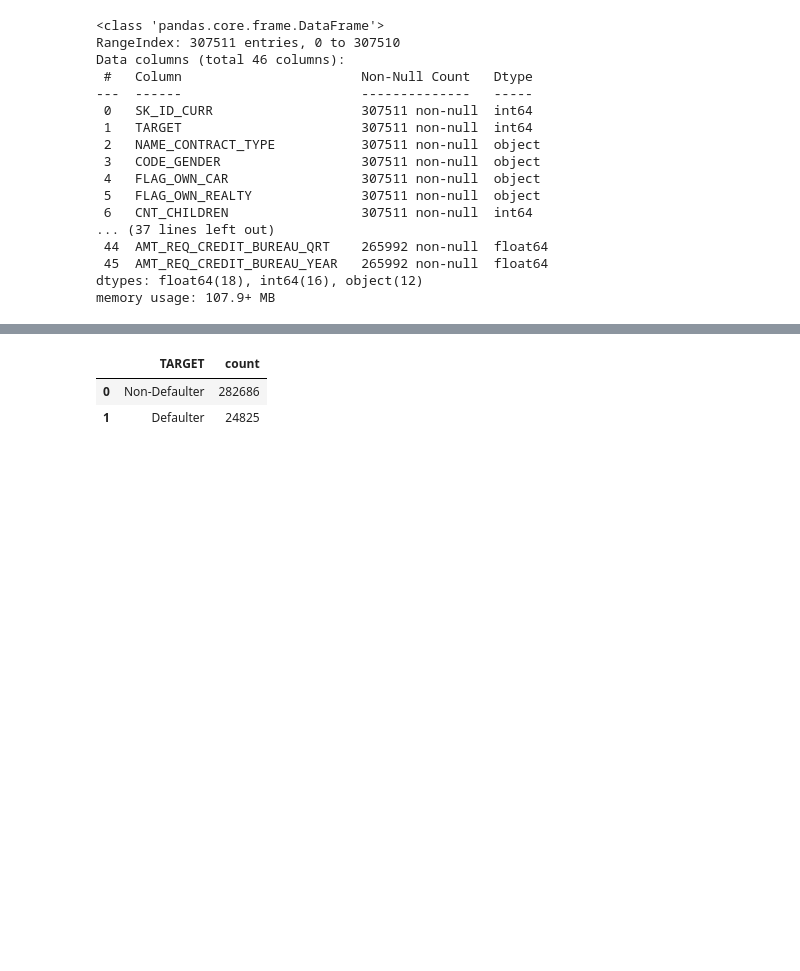
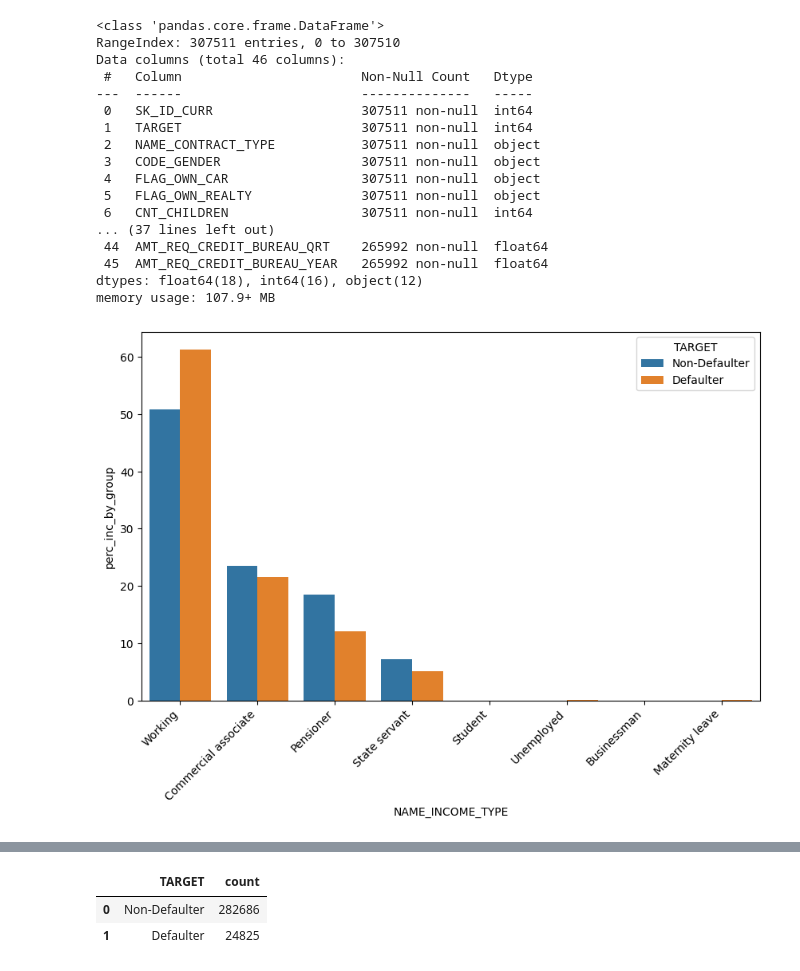
Before and after one commit to Abjaraco/loan_defaulter_project, a Jupyter notebook: loan_default_EDA.ipynb, the cells around one changed output, grey strips where cells are left out. Drawn from its saved outputs; the diff is of its cells as text; code cells hidden in the pictures; blank space fills up the shorter version.

Commit message:
why do i have type something every commit

```diff
--- a/loan_default_EDA.ipynb
+++ b/loan_default_EDA.ipynb
@@ -154,3 +136,26 @@ Data columns (total 46 columns):
  45  AMT_REQ_CREDIT_BUREAU_YEAR   265992 non-null  float64
 dtypes: float64(18), int64(16), object(12)
 memory usage: 107.9+ MB
+# %%
+#comparing income types between the two target groups
+
+df_income = df_dropped[['TARGET',
+ 'NAME_INCOME_TYPE']].groupby(['TARGET']).value_counts().reset_index()
+
+df_sum_income = df_income.groupby(['TARGET']).agg(
+    total_income = pd.NamedAgg(column='count', aggfunc=sum)).reset_index()
+
+perc_income = df_income.merge(df_sum_income, on='TARGET')
+
+perc_income['perc_inc_by_group'] = (perc_income['count'] / perc_income['total_income'] * 100.0)
+perc_income['TARGET'] = np.where(perc_income['TARGET'] == 1, "Defaulter", "Non-Defaulter")
+
+plt.figure(figsize=(10,6))
+sns.barplot(
+    x=perc_income['NAME_INCOME_TYPE'],
+    y=perc_income['perc_inc_by_group'],
+    hue=perc_income['TARGET'],
+    errorbar=('ci', False));
+plt.xticks(rotation=45, horizontalalignment='right');
+# %% [output]
+[figure, added]
```
Also changed, not shown: parts of 3 cells of this notebook, 1 other file.
